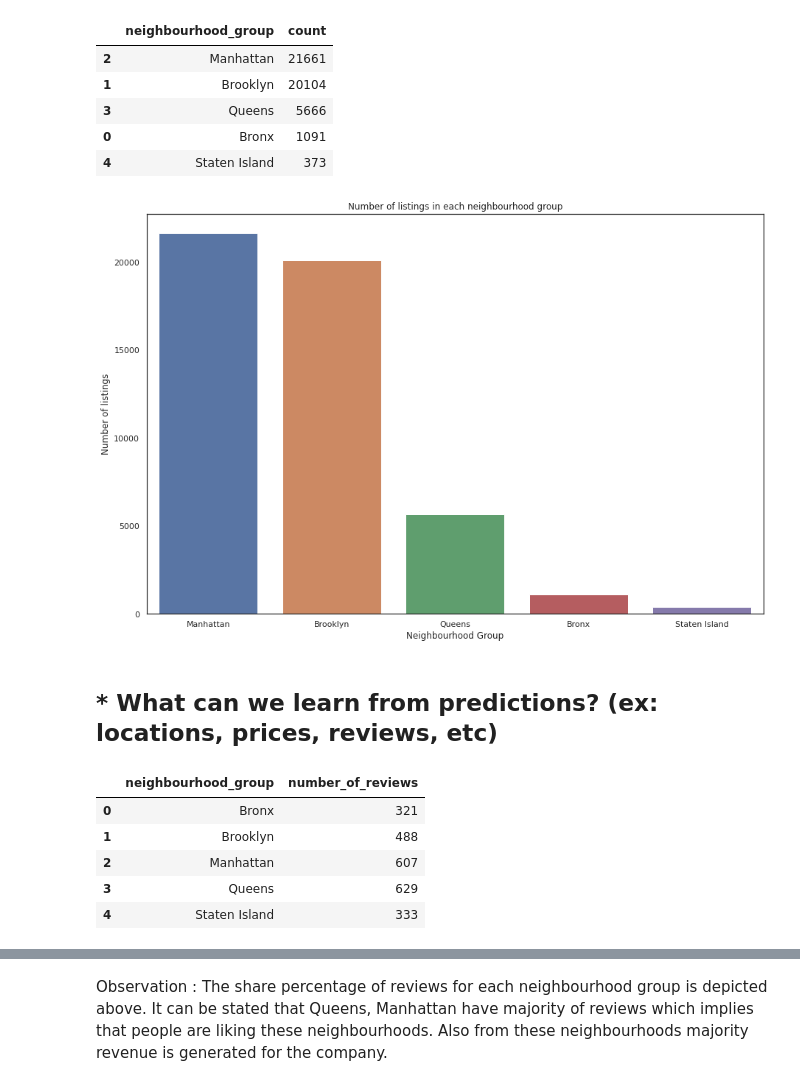
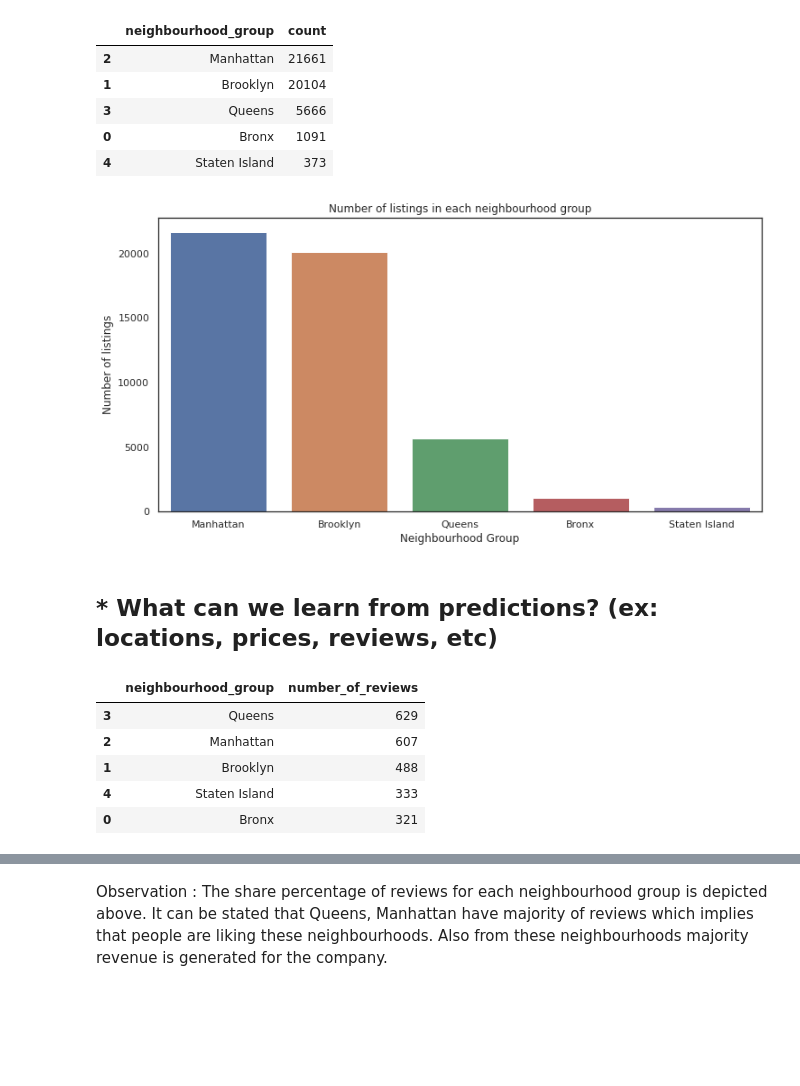
Before and after one commit to kunalmahadik/Airbnb-Bookings-Analysis, a Jupyter notebook: Airbnb_Bookings_Analysis_Capstone_Project.ipynb, the cells around one changed output, grey strips where cells are left out. Drawn from its saved outputs; the diff is of its cells as text; code cells hidden in the pictures; blank space fills up the shorter version.

```diff
--- a/Airbnb_Bookings_Analysis_Capstone_Project.ipynb
+++ b/Airbnb_Bookings_Analysis_Capstone_Project.ipynb
@@ -212,7 +212,7 @@ top_hosts
 ### Observation :From the above result, we can conclude that the name of the host with the most listings is **Sonder(NYC)** who has **327 listings** in **Manhattan**
 # %%
 # Visualizing the hosts with most listings.
-plt.rcParams['figure.figsize'] = (12,8)
+plt.rcParams['figure.figsize'] = (12,6)
 host_name = top_hosts['host_name']
 host_lisitng = top_hosts['calculated_host_listings_count']
 plt.bar(host_name,host_lisitng)
@@ -235,25 +235,26 @@ data.head()
 | 4 | Staten Island | 373 |
 # %%
 # Visualizing the number of listings in each neighbourhood through bar plot
+plt.rcParams['figure.figsize'] = (12,6)
 ax = sns.barplot(x = data['neighbourhood_group'], y = data['count'], data = data)
 ax.set_xlabel('Neighbourhood Group')
 ax.set_ylabel('Number of listings')
 ax.set_title('Number of listings in each neighbourhood group')
 plt.show()
 # %% [output]
-[figure, old version]
+[figure, new version]
 # %% [markdown]
 ## * What can we learn from predictions? (ex: locations, prices, reviews, etc)
 # %%
 # Finding which neighbourhood has got maximum number of reviews.
-areas_reviews = airbnb_data_new.groupby(['neighbourhood_group'])['number_of_reviews'].max().reset_index()
+areas_reviews = airbnb_data_new.groupby(['neighbourhood_group'])['number_of_reviews'].max().reset_index().sort_values(by = 'number_of_reviews', ascending = False)
 areas_reviews
 # %% [output]
 |  | neighbourhood_group | number_of_reviews |
+| 3 | Queens | 629 |
+| 2 | Manhattan | 607 |
+| 1 | Brooklyn | 488 |
+| 4 | Staten Island | 333 |
 | 0 | Bronx | 321 |
-| 1 | Brooklyn | 488 |
-| 2 | Manhattan | 607 |
-| 3 | Queens | 629 |
-| 4 | Staten Island | 333 |
 # %%
 # Visualising the number of reviews in each neighbourhood group through pie chart
```
Also changed, not shown: parts of 5 cells of this notebook.
